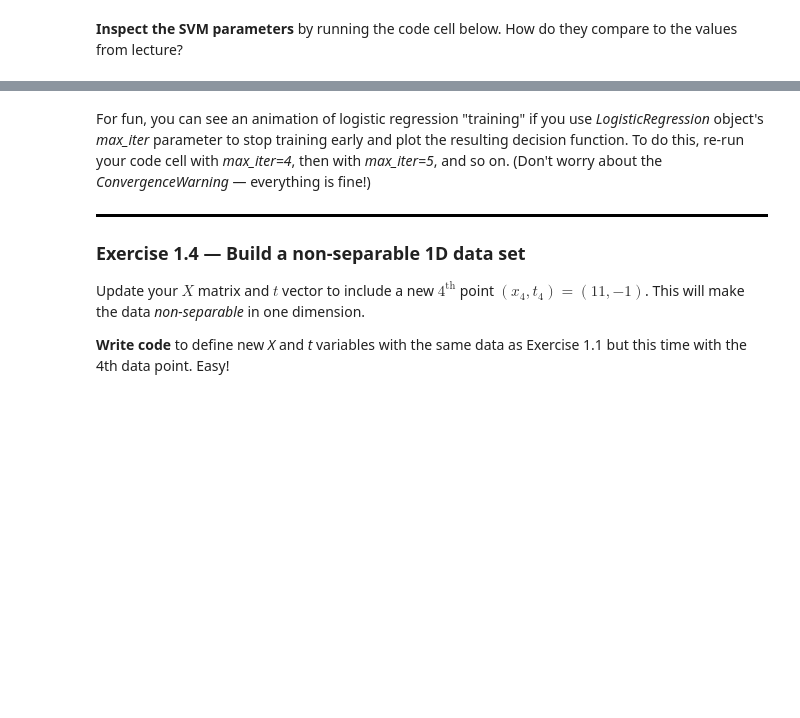
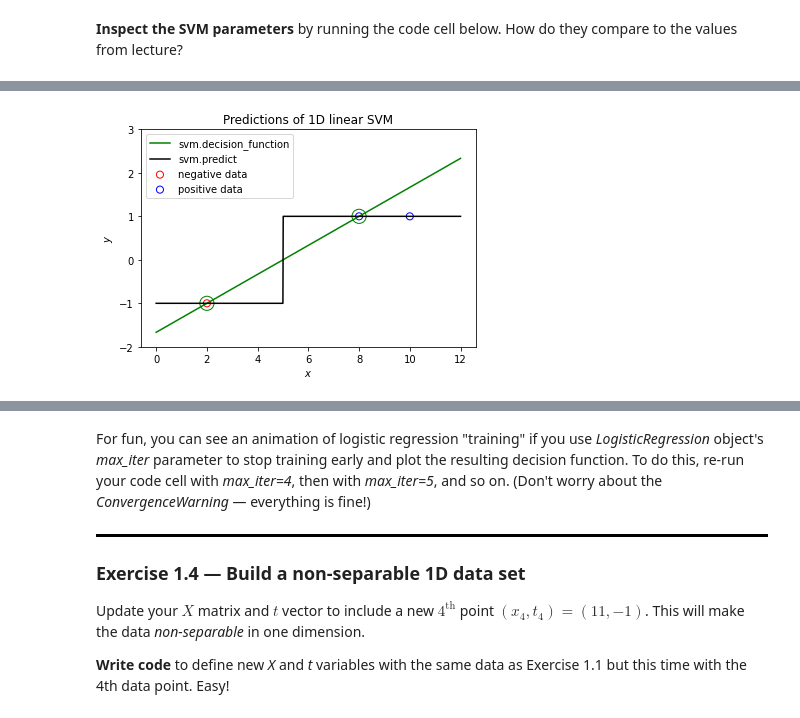
Before and after one commit to alimus22/SOEN, a Jupyter notebook: COMP432/lab4/lab4-exercises.ipynb, the cells around one changed output, grey strips where cells are left out. Cells and saved outputs as stored; diff of their text form; code cells hidden in the pictures; blank space fills up the shorter version.

```diff
--- a/COMP432/lab4/lab4-exercises.ipynb
+++ b/COMP432/lab4/lab4-exercises.ipynb
@@ -42,6 +42,8 @@ This training set can be depicted as below, where red indicates negative class a
 **Write a few lines of code** to define a variable $X$ that refers to a $3 \times 1$ matrix of features (dtype *float64*), and a variable $t$ that refers to a length-3 array of targets (dtype *int32*). The features and targets should correspond to $\mathcal{D}$ above.
 # %%
 # Your code here. Aim for 2-4 lines.
+X = np.array([2, 8, 10], dtype='float64').reshape((3,1))
+t = np.array([-1, 1, 1], dtype='int32')
 # %% [markdown]
 **Check your answer** by running the code cell below.
 # %%
@@ -66,6 +70,7 @@ Read the first few lines of documentation for **[sklearn.svm.SVC](https://scikit
 **Write a few line of code** to create a variable called _svm_ that refers to a new _SVC_ object. Fit the SVM to the training data from Exercise 1.1.
 # %%
 # Your code here. Aim for 1-2 lines.
+svm = sklearn.svm.SVC(kernel='linear').fit(X, t)
 # %% [markdown]
 **Check your answer** by running the code cell below.
 # %%
@@ -101,22 +118,31 @@ Here you are asked to plot the SVM "decision function" $y(x)$ and the SVM classi
 # %%
 def plot_toy_1d_data(X, t, title, support=None):  # You can use this function throughout the lab
     """
     Plots 1-dimensional data X with targets t.
 
     If 'support' is given, it specifies the indices of data points in X that
     are the support vectors of an SVM. Those points will be circled to highlight them.
     """
     plt.scatter(X[t==-1], t[t==-1], s=50, edgecolors='r', facecolors='none', label='negative data')
     plt.scatter(X[t==+1], t[t==+1], s=50, edgecolors='b', facecolors='none', label='positive data')
     if support is not None:
         plt.scatter(X[support], t[support], s=200, edgecolors='g', facecolors='none')
     plt.xlabel('$x$')
     plt.ylabel('$y$')
     plt.ylim(-2, 3)
     plt.title(title)
     plt.legend()
 
 # Your code here. Aim for 4-6 lines. You can call the above function too.
+data = np.linspace(0, 12, 1000).reshape(-1, 1)
+dec_func = svm.decision_function(data)
+prediction = svm.predict(data)
+plot_toy_1d_data(X, t, title='Predictions of 1D linear SVM', support=svm.support_);
+plt.plot(data, dec_func, color='green', label='svm.decision_function');
+plt.plot(data, prediction, color='black', label='svm.predict');
+plt.legend();
+# %% [output]
+[figure, added]
 # %% [markdown]
 <div style="border-bottom: 3px solid black;"></div>
 
```
Also changed, not shown: parts of 5 cells of this notebook.
